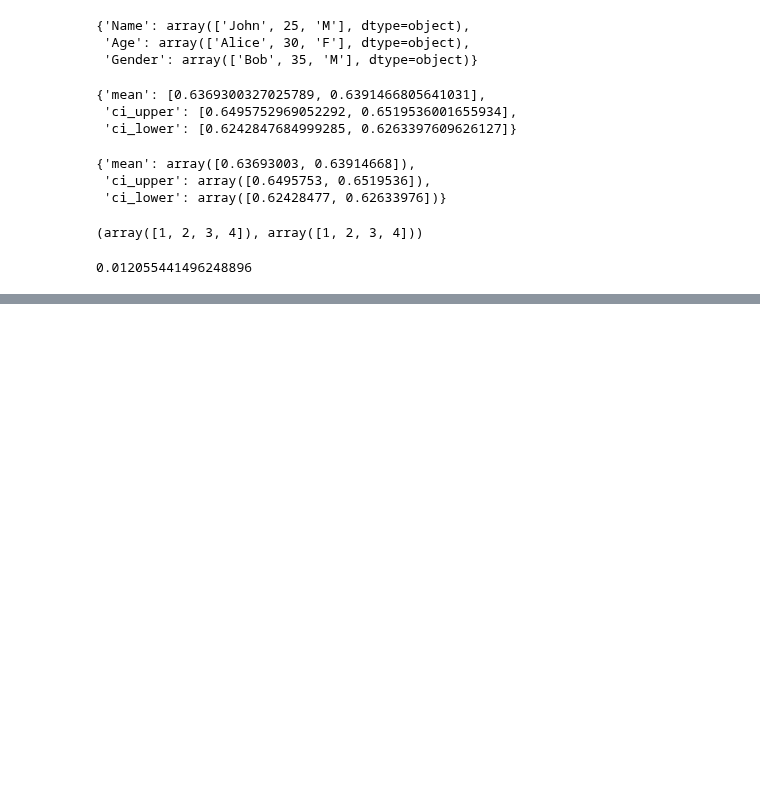
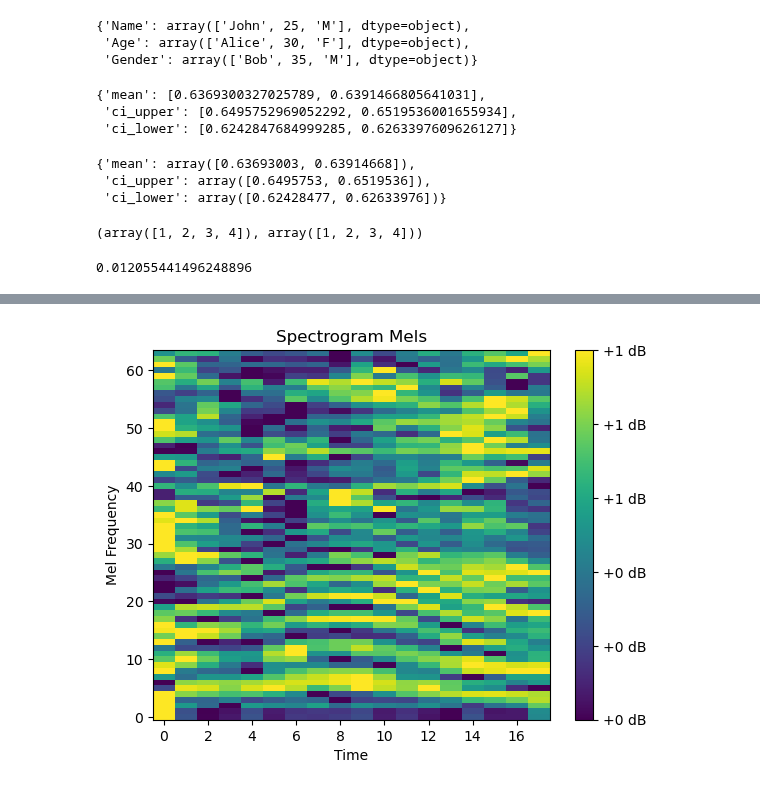
Before and after one commit to Frankalexej/lffl, a Jupyter notebook: try.ipynb, the cells around one changed output, grey strips where cells are left out. Saved outputs shown, nothing was run; the diff lists cells and outputs as text; code cells hidden in the pictures; blank space fills up the shorter version.

```diff
--- a/try.ipynb
+++ b/try.ipynb
@@ -467,0 +590,9 @@ correlation
+# %%
+plt.imshow(mel_spec.T, aspect='auto', origin='lower')
+plt.colorbar(format='%+2.0f dB')
+plt.xlabel('Time')
+plt.ylabel('Mel Frequency')
+plt.title('Spectrogram Mels')
+plt.show()
+# %% [output]
+[figure, added]
```
Also changed, not shown: parts of 28 cells of this notebook, 6 other files.
